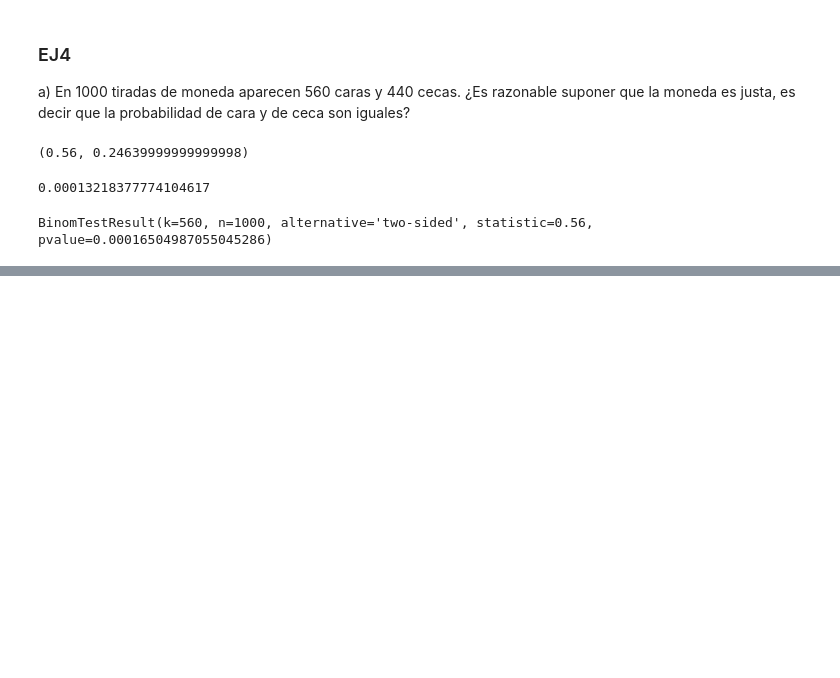
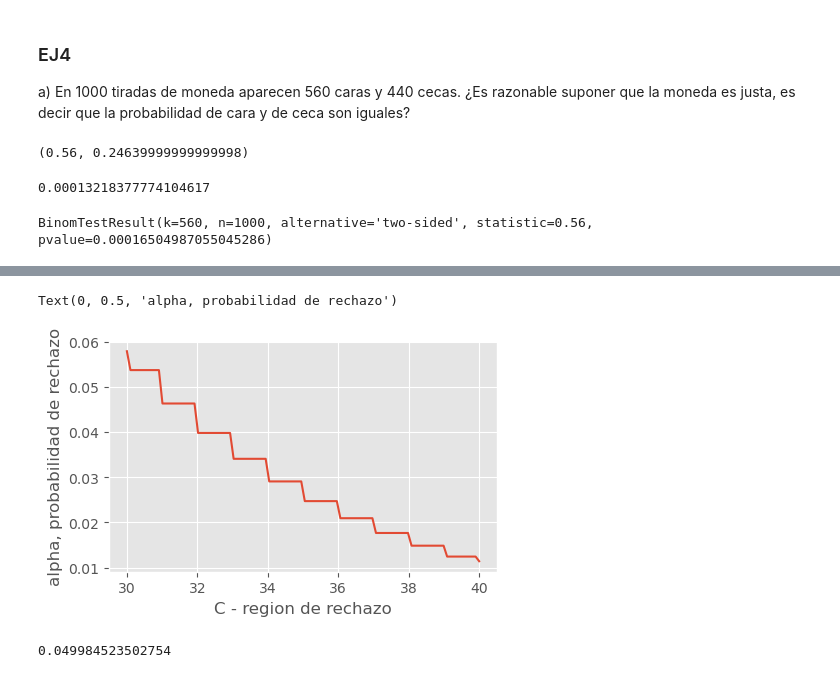
Before and after one commit to DamianPiuselli/estadistica-e-inferencia-I, a Jupyter notebook: guia4.ipynb, the cells around one changed output, grey strips where cells are left out. Cells and saved outputs as stored; diff of their text form; code cells hidden in the pictures; blank space fills up the shorter version.

```diff
--- a/guia4.ipynb
+++ b/guia4.ipynb
@@ -341,0 +358,20 @@ BinomTestResult(k=560, n=1000, alternative='two-sided', statistic=0.56, pvalue=0
+# %%
+def alpha(c):
+    P1 = 1 - st.binom(1000, 0.5).cdf(500 + c)
+    P2 = st.binom(1000, 0.5).cdf(500 - c)
+    return P1 + P2
+
+
+test_x = np.linspace(30, 40, 100)  # controlo el "zoom"
+test_alpha = [alpha(i) for i in test_x]
+
+plt.plot(test_x, test_alpha)
+plt.xlabel("C - region de rechazo")
+plt.ylabel("alpha, probabilidad de rechazo")
+# %% [output]
+Text(0, 0.5, 'alpha, probabilidad de rechazo')
+[figure, added]
+# %%
+alpha(31)  # busco el valor de c tal que alpha sea 0.05
+# %% [output]
+0.049984523502754
```
Also changed, not shown: parts of 18 cells of this notebook.
